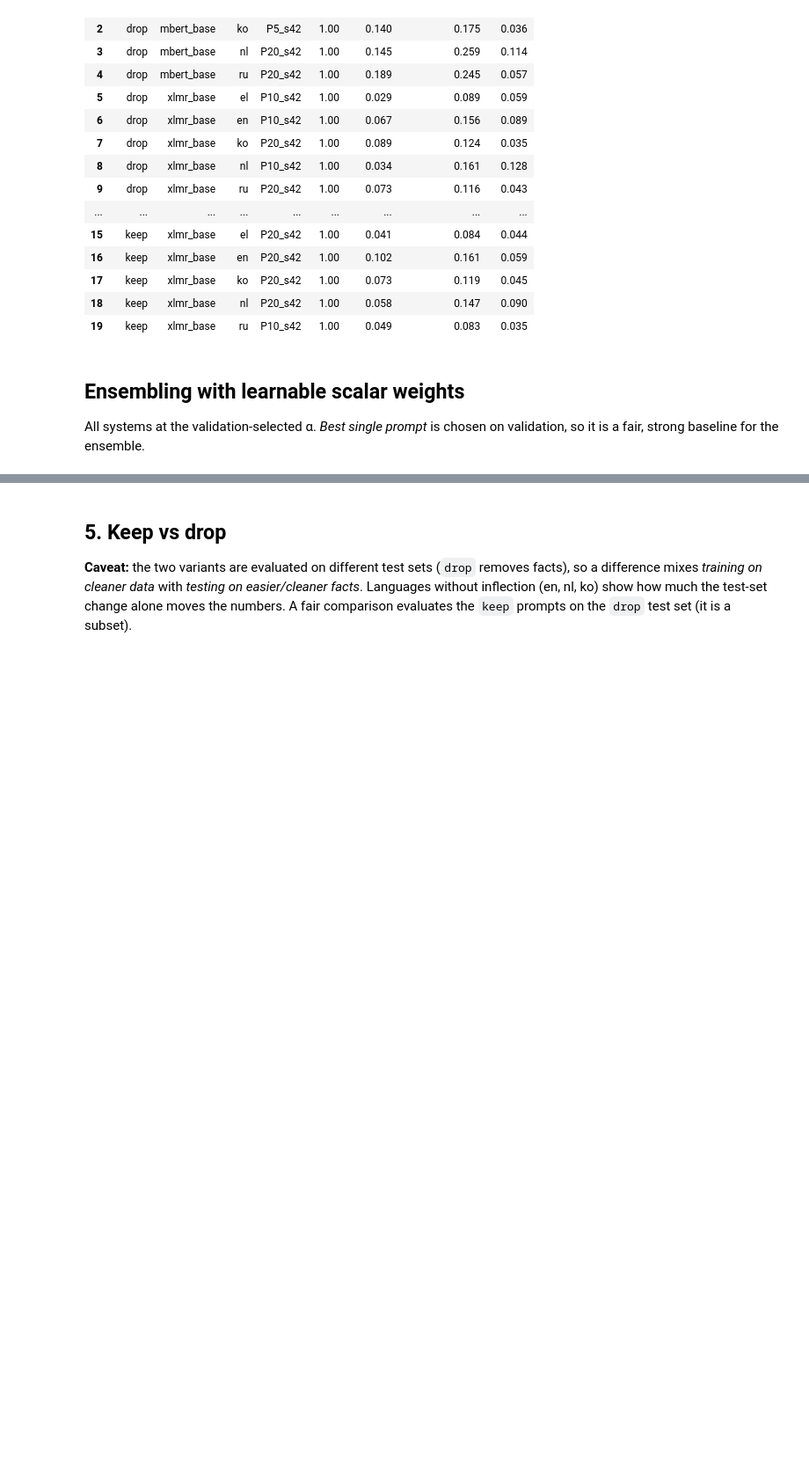
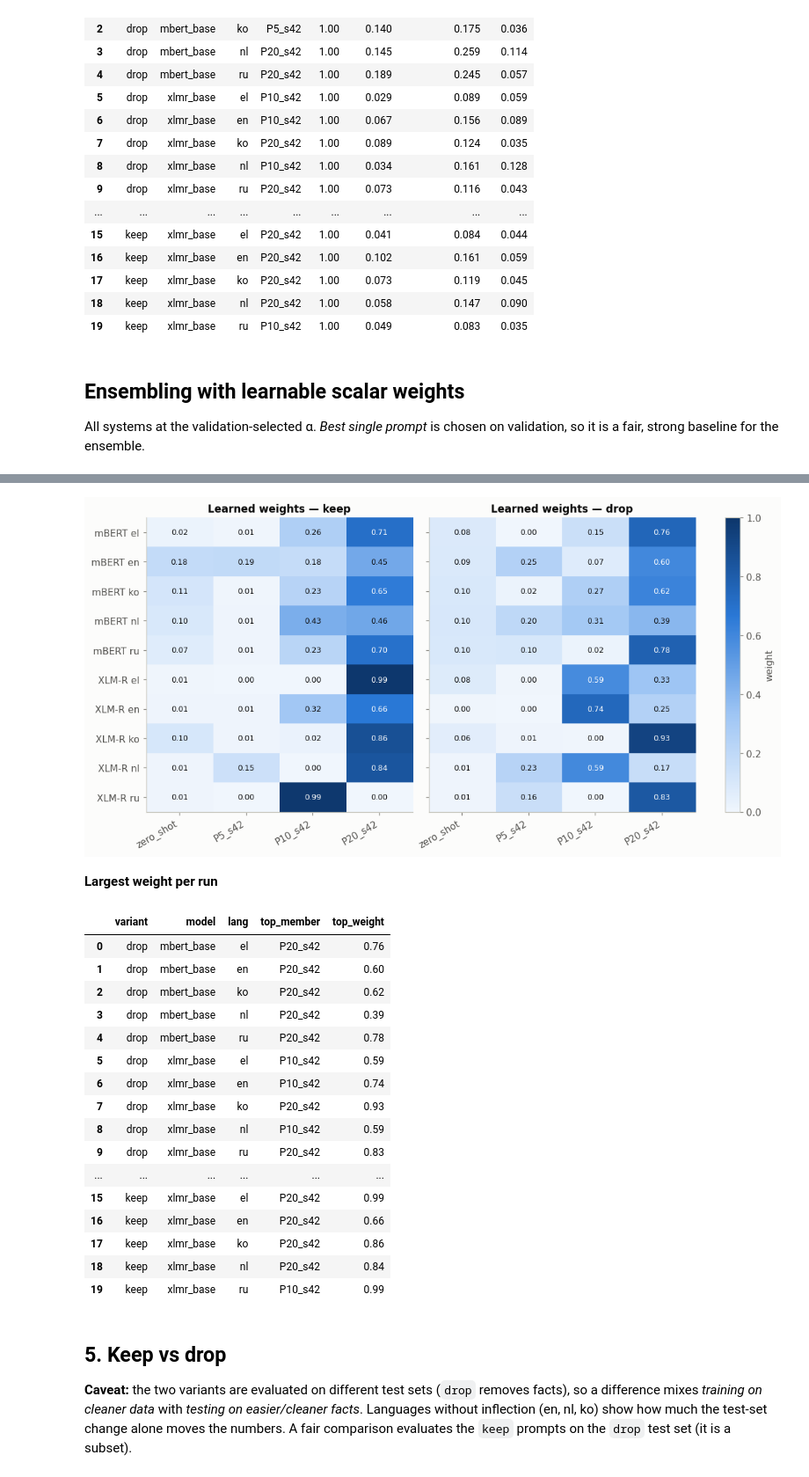
Before and after one commit to S-Chaudhuri/Multilingual_NLP_Project, a Jupyter notebook: pipeline_v1/analysis/Hypothesis_analysis.ipynb, the cells around one changed output, grey strips where cells are left out. Shown at 88% size. Drawn from its saved outputs; the diff is of its cells as text; code cells hidden in the pictures; blank space fills up the shorter version.

```diff
--- a/pipeline_v1/analysis/Hypothesis_analysis.ipynb
+++ b/pipeline_v1/analysis/Hypothesis_analysis.ipynb
@@ -500,6 +501,65 @@ display(ensembles.groupby(["variant", "model"])[["zero_shot", "best_single", "un
 |  | xlmr_base | 0.1171 | 0.2155 | 0.1998 | 0.2164 | 0.0009 |
 | keep | mbert_base | 0.1925 | 0.3345 | 0.3166 | 0.3307 | -0.0037 |
 |  | xlmr_base | 0.1124 | 0.2073 | 0.1889 | 0.2068 | -0.0006 |
+# %%
+if weights.empty:
+    print("No learned weights found: ensemble.json files need at least two members.")
+else:
+    def member_key(m):
+        match = MEMBER.match(m)
+        return tuple(map(int, match.groups())) if match else (0, 0)
+
+    member_order = ["zero_shot"] + sorted((m for m in weights.member.unique() if m != "zero_shot"), key=member_key)
+    tables = {v: weights[weights.variant == v].pivot_table(index=["model", "lang"], columns="member", values="weight")
+                 .reindex(columns=member_order)
+              for v in VARIANT_NAMES if (weights.variant == v).any()}
+    rows = max(len(t) for t in tables.values())
+
+    fig, axes = plt.subplots(1, len(tables), figsize=(1.1 * len(member_order) * len(tables) + 2.5, 0.42 * rows + 1.4),
+                             squeeze=False)
+    for c, (ax, (variant, w)) in enumerate(zip(axes[0], tables.items())):
+        image = ax.imshow(w.values, cmap=BLUES, vmin=0, vmax=1, aspect="auto")
+        ax.set_xticks(range(len(member_order)), member_order, rotation=30, ha="right")
+        # Same rows in every panel: label them once, on the left.
+        labels = [f"{MODEL_LABELS.get(m, m).split()[0]} {l}" for m, l in w.index] if c == 0 else []
+        ax.set_yticks(range(len(w)), labels)
+        ax.grid(False)
+        for i in range(w.shape[0]):
+            for j in range(w.shape[1]):
+                value = w.values[i, j]
+                if not np.isnan(value):
+                    ax.text(j, i, f"{value:.2f}", ha="center", va="center", fontsize=8,
+                            color="#ffffff" if value > 0.55 else INK)
+        ax.set_title(f"Learned weights — {variant}")
+    fig.subplots_adjust(wspace=0.06)
+    fig.colorbar(image, ax=axes[0].tolist(), fraction=0.03, label="weight")
+    save(fig, "4b_weights")
+    plt.show()
+
+    display(Markdown("**Largest weight per run**"))
+    top = weights.loc[weights.groupby(["variant", "model", "lang"]).weight.idxmax()]
+    display(top.rename(columns={"member": "top_member", "weight": "top_weight"})
+            .reset_index(drop=True).round(2))
+# %% [output]
+[figure, added]
+**Largest weight per run**
+|  | variant | model | lang | top_member | top_weight |
+| 0 | drop | mbert_base | el | P20_s42 | 0.76 |
+| 1 | drop | mbert_base | en | P20_s42 | 0.60 |
+| 2 | drop | mbert_base | ko | P20_s42 | 0.62 |
+| 3 | drop | mbert_base | nl | P20_s42 | 0.39 |
+| 4 | drop | mbert_base | ru | P20_s42 | 0.78 |
+| 5 | drop | xlmr_base | el | P10_s42 | 0.59 |
+| 6 | drop | xlmr_base | en | P10_s42 | 0.74 |
+| 7 | drop | xlmr_base | ko | P20_s42 | 0.93 |
+| 8 | drop | xlmr_base | nl | P10_s42 | 0.59 |
+| 9 | drop | xlmr_base | ru | P20_s42 | 0.83 |
+| ... | ... | ... | ... | ... | ... |
+| 15 | keep | xlmr_base | el | P20_s42 | 0.99 |
+| 16 | keep | xlmr_base | en | P20_s42 | 0.66 |
+| 17 | keep | xlmr_base | ko | P20_s42 | 0.86 |
+| 18 | keep | xlmr_base | nl | P20_s42 | 0.84 |
+| 19 | keep | xlmr_base | ru | P10_s42 | 0.99 |
 # %% [markdown]
 ## 5. Keep vs drop
 
```
Also changed, not shown: parts of 2 cells of this notebook.
